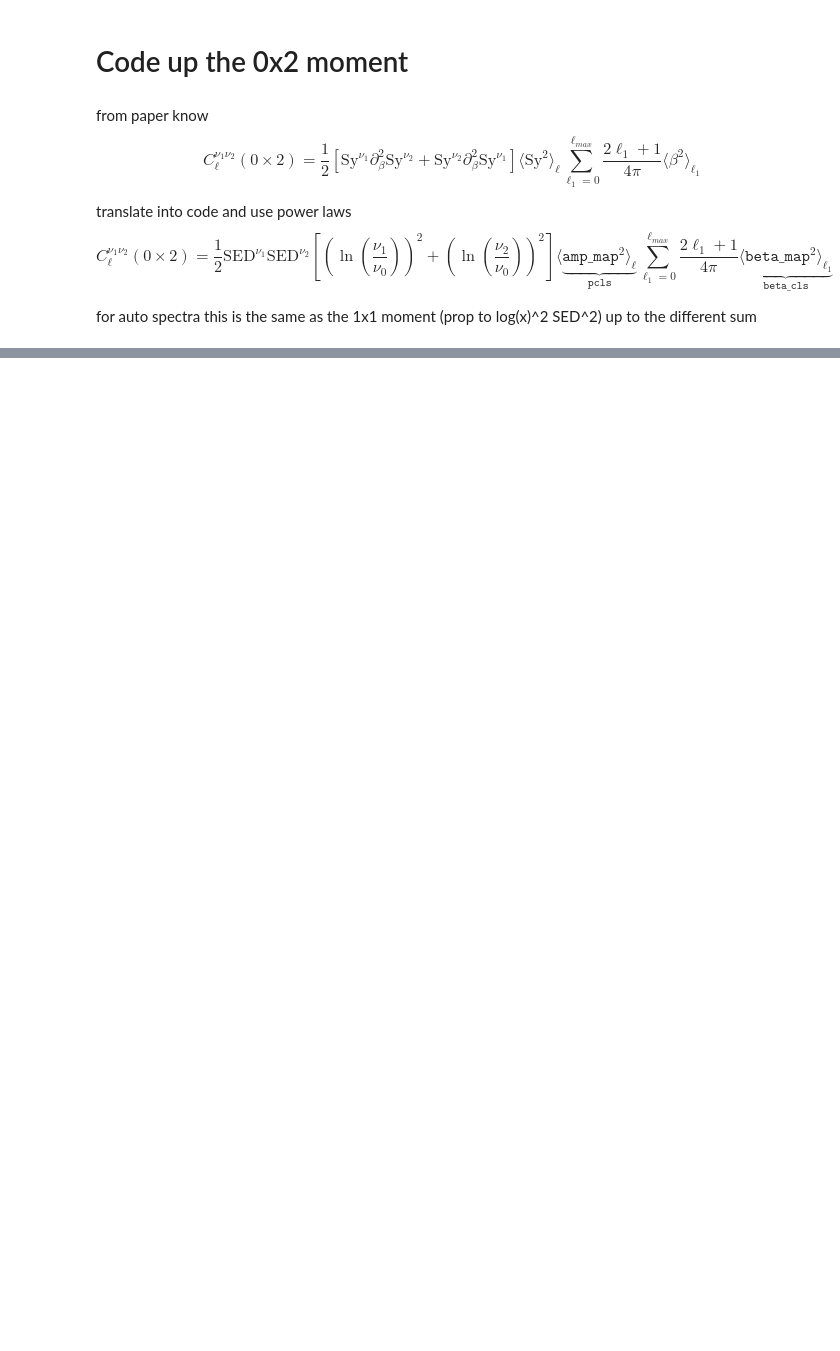
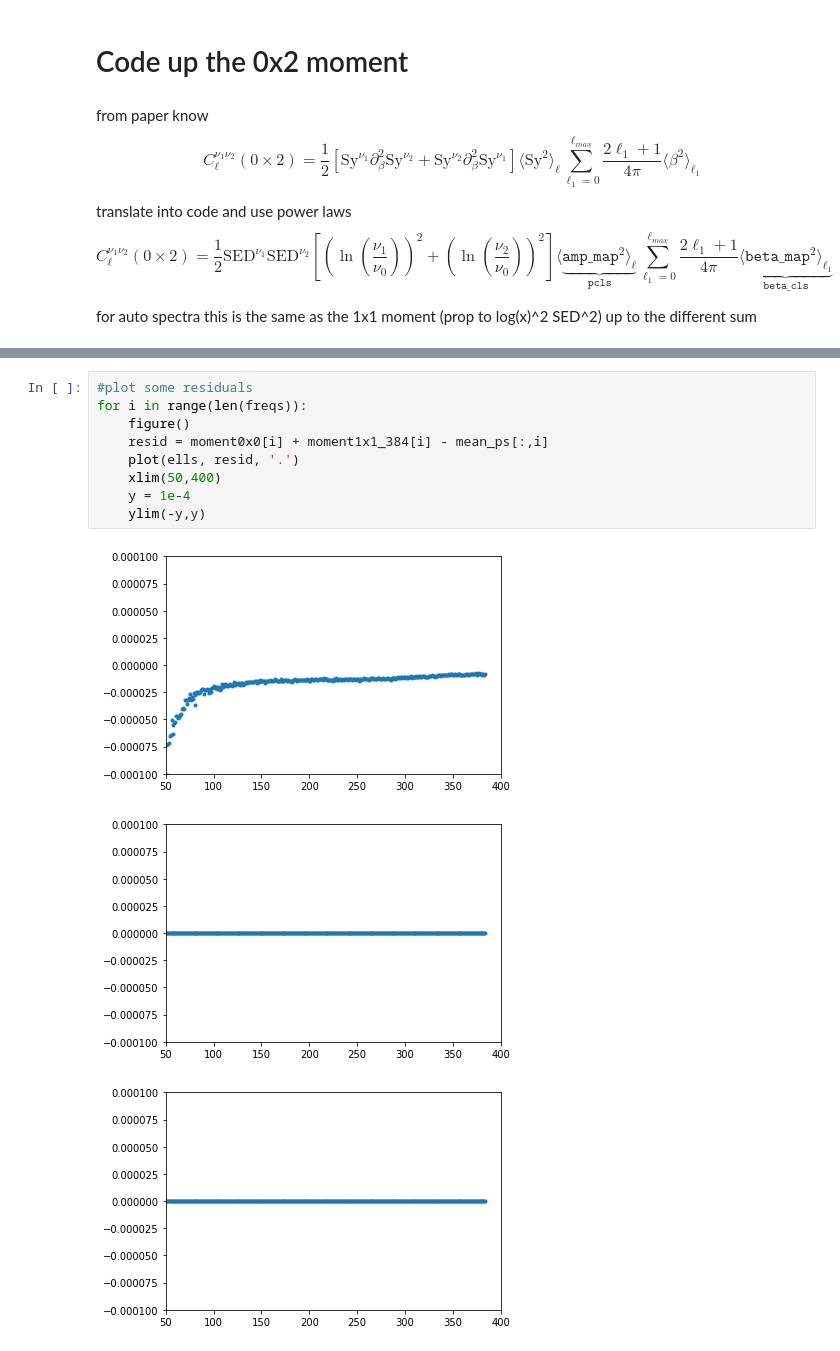
Before and after one commit to acwgough/foreground_moments, a Jupyter notebook: 2019-07-24 synch moments - realisations and 0x2.ipynb, the cells around one changed output, grey strips where cells are left out. Drawn from its saved outputs; the diff is of its cells as text; blank space fills up the shorter version.

```diff
--- a/2019-07-24 synch moments - realisations and 0x2.ipynb
+++ b/2019-07-24 synch moments - realisations and 0x2.ipynb
@@ -250,0 +252,13 @@ for i in range(len(freqs)):
+# %%
+#plot some residuals
+for i in range(len(freqs)):
+    figure()
+    resid = moment0x0[i] + moment1x1_384[i] - mean_ps[:,i]
+    plot(ells, resid, '.')
+    xlim(50,400)
+    y = 1e-4
+    ylim(-y,y)
+# %% [output]
+[figure, added]
+[figure, added]
+[figure, added]
```
Also changed, not shown: parts of 19 cells of this notebook, 3 other files.
